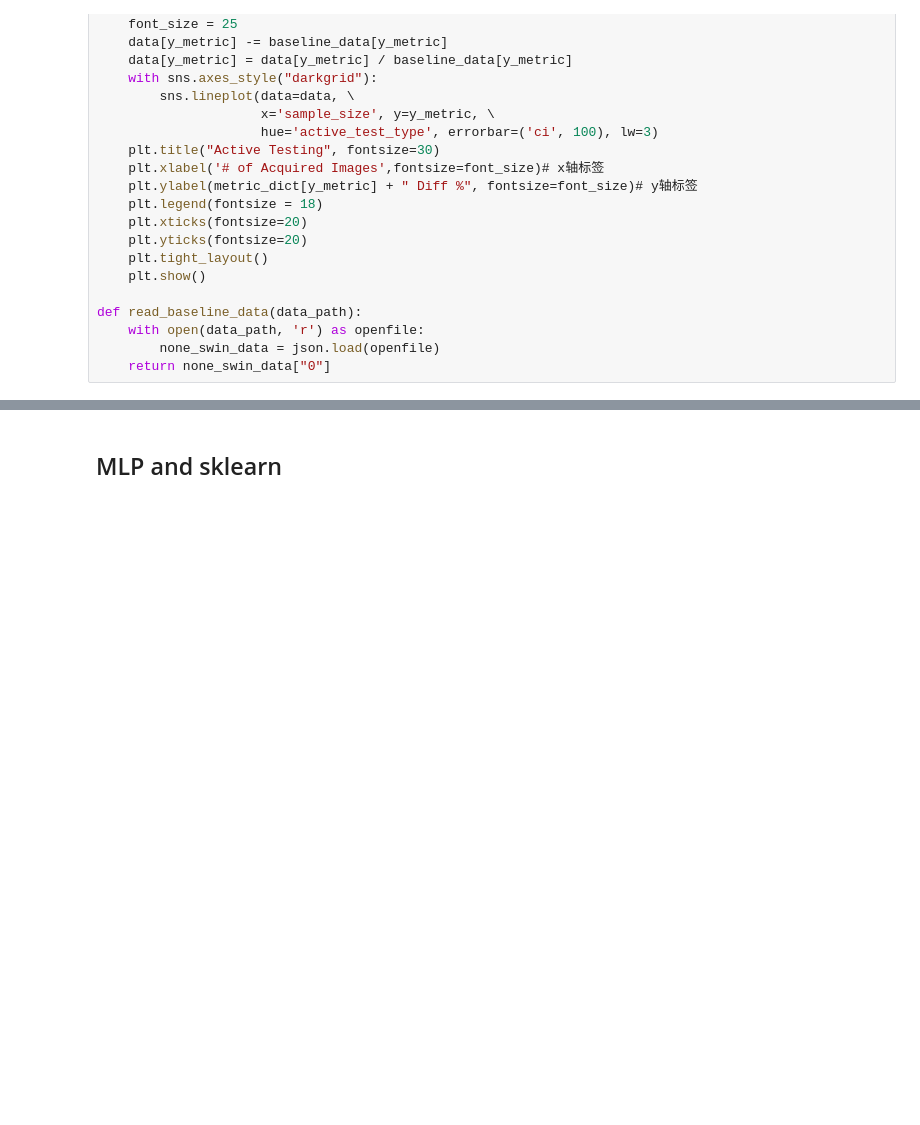
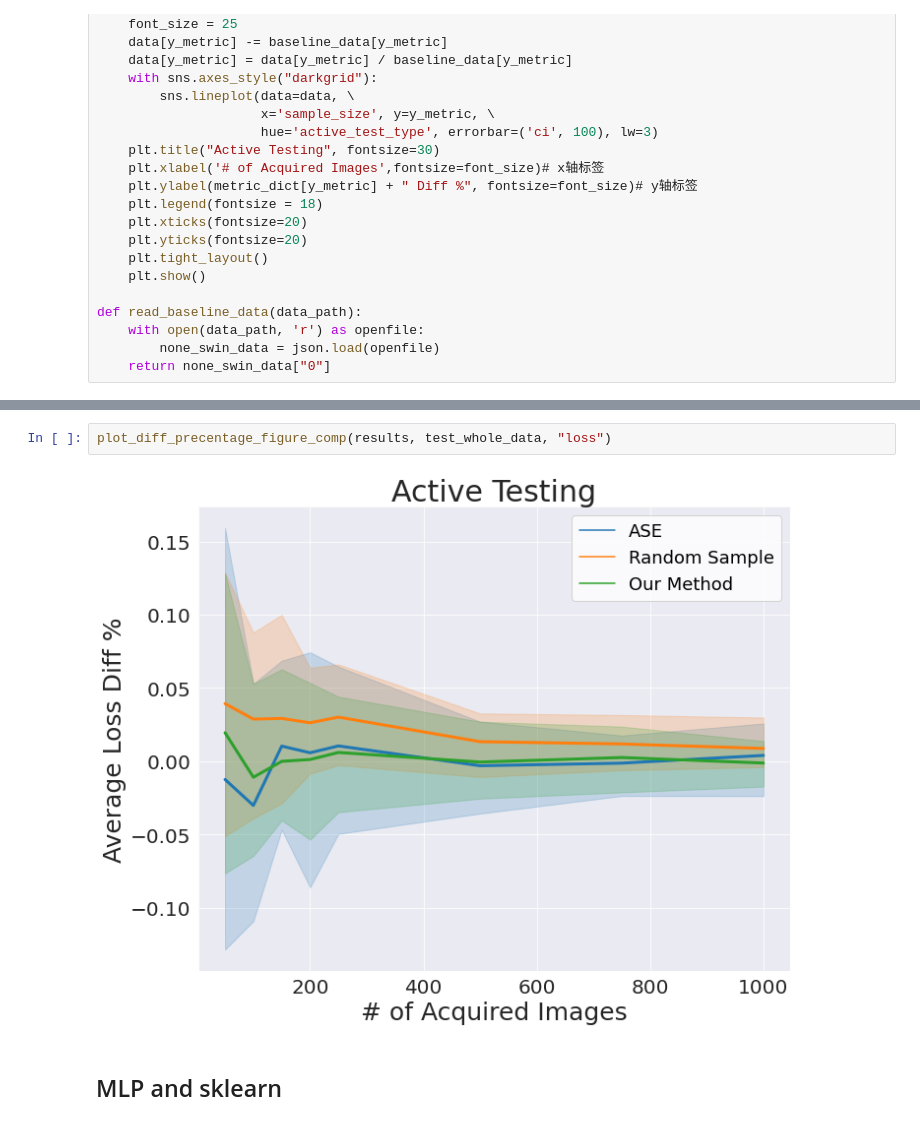
Before and after one commit to susanbao/orkspace, a Jupyter notebook: DINO/active_test_figure.ipynb, the cells around one changed output, grey strips where cells are left out. Saved outputs shown, nothing was run; the diff lists cells and outputs as text; blank space fills up the shorter version.

Commit message:
finish diff sklearn model

```diff
--- a/DINO/active_test_figure.ipynb
+++ b/DINO/active_test_figure.ipynb
@@ -117,3 +160,7 @@ def read_baseline_data(data_path):
+# %%
+plot_diff_precentage_figure_comp(results, test_whole_data, "loss")
+# %% [output]
+[figure, added]
 # %% [markdown]
 ## MLP and sklearn
 # %%
```
Also changed, not shown: parts of 10 cells of this notebook, 2 other files.
